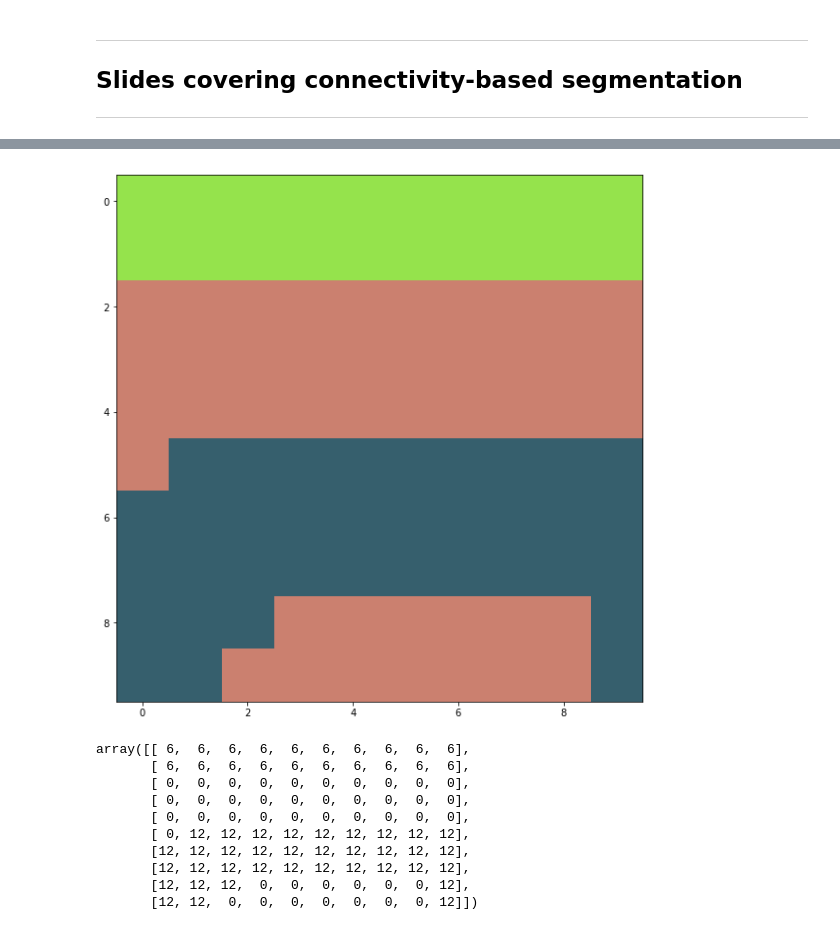
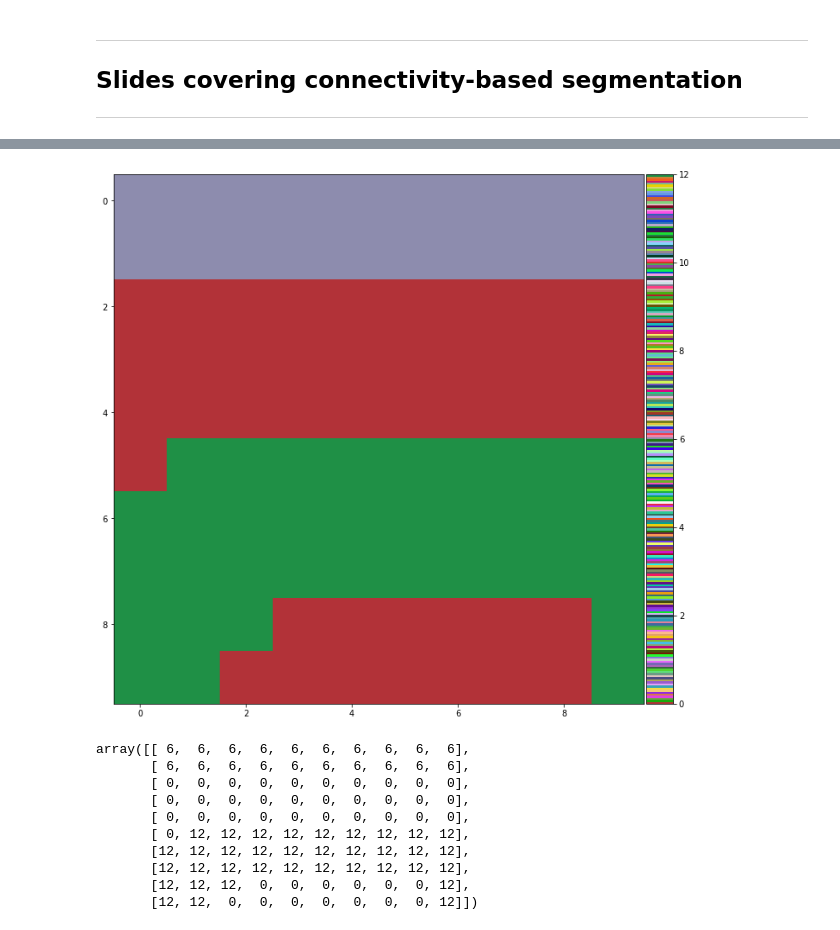
Before and after one commit to cxt106/PythonImagingBasic, a Jupyter notebook: lessons/solutions/4-Morphology and Segmentation (with solutions).ipynb, the cells around one changed output, grey strips where cells are left out. Cells and saved outputs as stored; diff of their text form; code cells hidden in the pictures.

```diff
--- a/lessons/solutions/4-Morphology and Segmentation (with solutions).ipynb
+++ b/lessons/solutions/4-Morphology and Segmentation (with solutions).ipynb
@@ -222,7 +220,7 @@ plt.imshow(jax_label[175:215, 632:665], cmap=random_cmap);
 # %%
-plt.imshow(jax_label[190:200, 642:652], cmap=random_cmap);
+io.imshow(jax_label[190:200, 642:652], cmap=random_cmap);
 # %% [output]
-[figure, old version]
+[figure, new version]
 # %%
 jax_label[190:200, 642:652]
 # %% [output]
```
Also changed, not shown: parts of 31 cells of this notebook, 2 other files.
